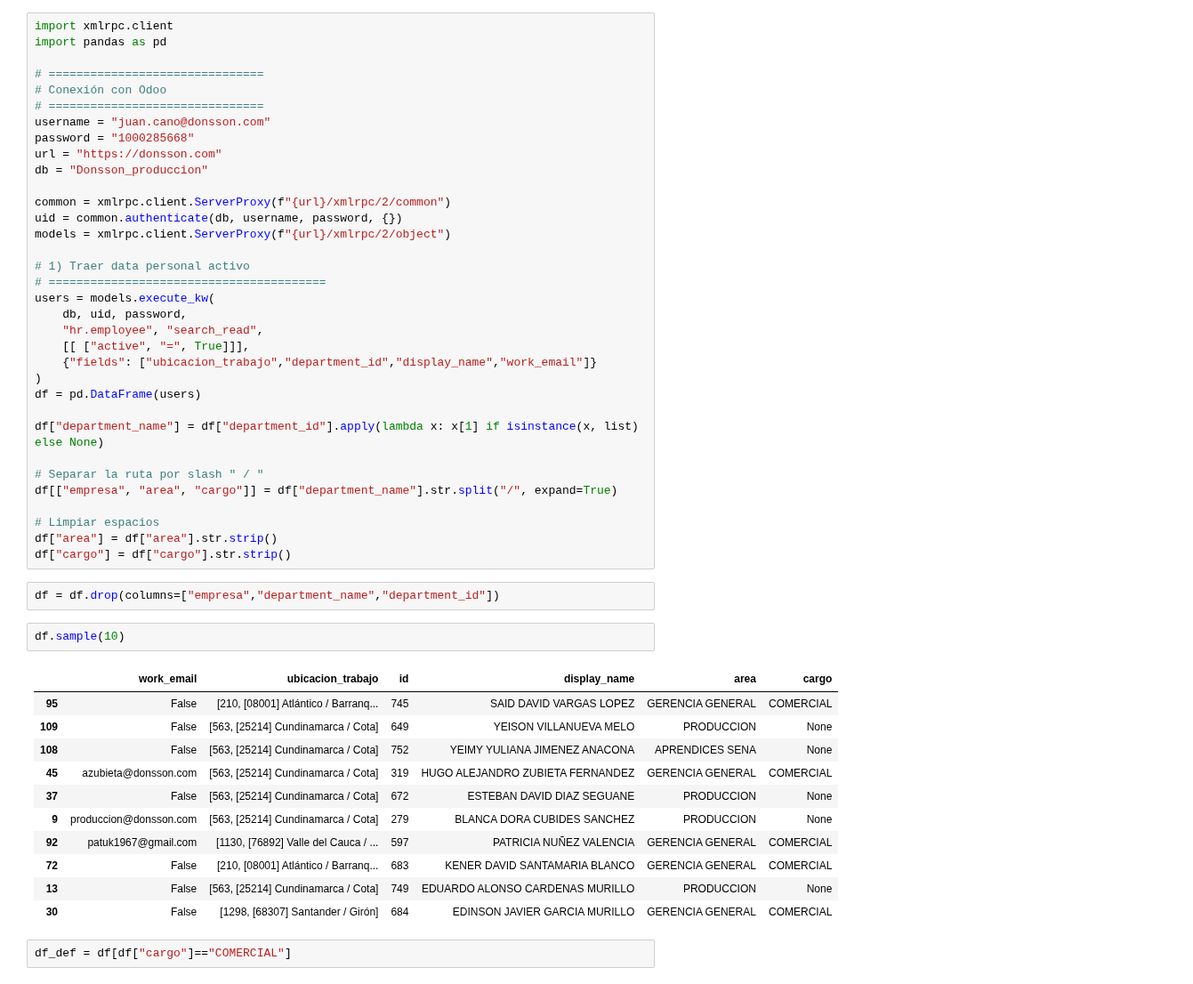
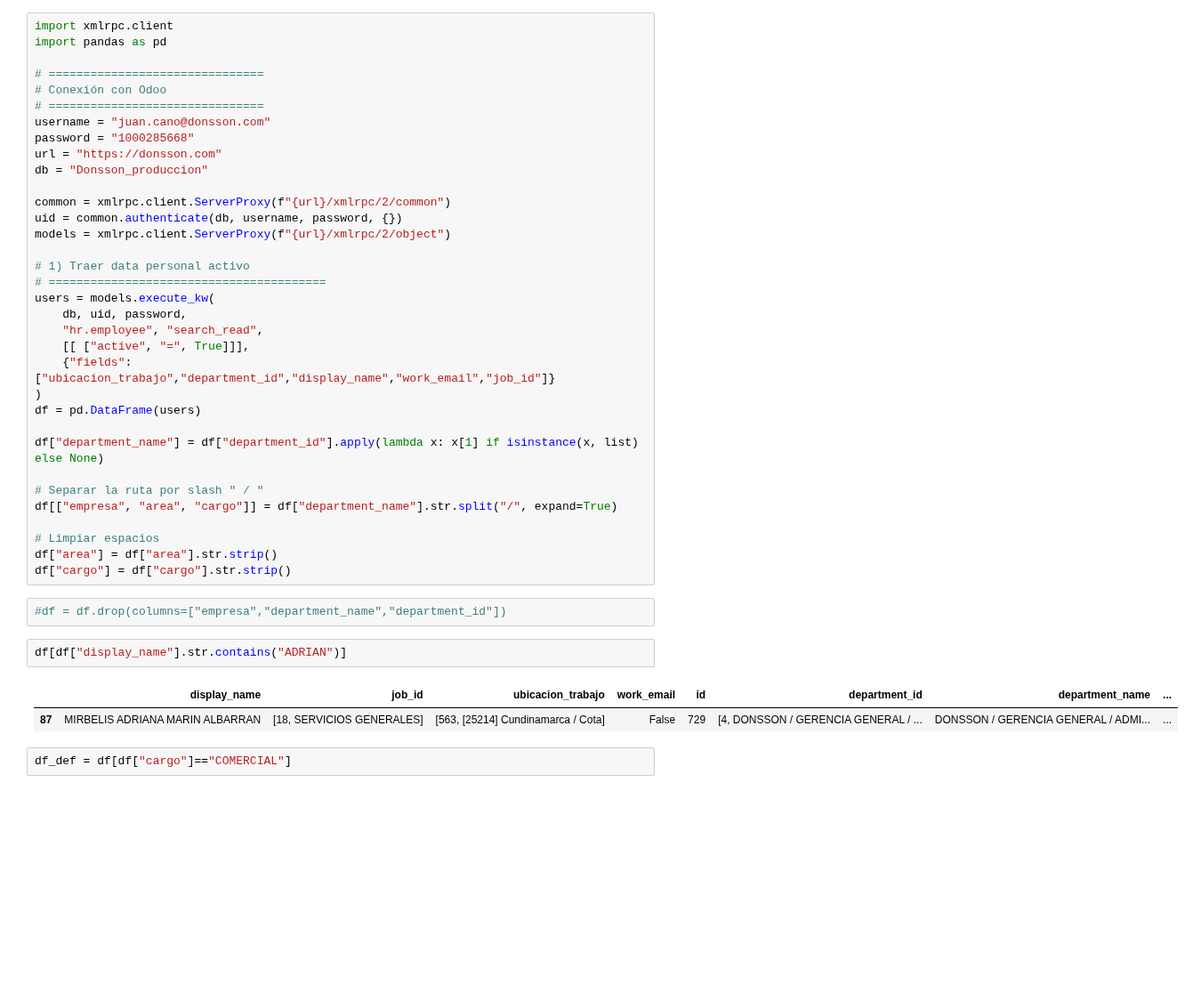
Before and after one commit to FiltrosDonsson/Proyectos-Data-analyst, a Jupyter notebook: RECURSOS HUMANOS/JUPYTER.IPYNB, the cells around one changed output. Shown at 89% size. Saved outputs shown, nothing was run; the diff lists cells and outputs as text; blank space fills up the shorter version.

```diff
--- a/RECURSOS HUMANOS/JUPYTER.IPYNB
+++ b/RECURSOS HUMANOS/JUPYTER.IPYNB
@@ -20,7 +20,7 @@ users = models.execute_kw(
     db, uid, password,
     "hr.employee", "search_read",
     [[ ["active", "=", True]]],
-    {"fields": ["ubicacion_trabajo","department_id","display_name","work_email"]}
+    {"fields": ["ubicacion_trabajo","department_id","display_name","work_email","job_id"]}
 )
 df = pd.DataFrame(users)
 
@@ -33,21 +33,12 @@ df[["empresa", "area", "cargo"]] = df["department_name"].str.split("/", expand=T
 df["area"] = df["area"].str.strip()
 df["cargo"] = df["cargo"].str.strip()
 # %%
-df = df.drop(columns=["empresa","department_name","department_id"])
+#df = df.drop(columns=["empresa","department_name","department_id"])
 # %%
-df.sample(10)
+df[df["display_name"].str.contains("ADRIAN")]
 # %% [output]
-|  | work_email | ubicacion_trabajo | id | display_name | area | cargo |
-| 95 | False | [210, [08001] Atlántico / Barranq... | 745 | SAID DAVID VARGAS LOPEZ | GERENCIA GENERAL | COMERCIAL |
-| 109 | False | [563, [25214] Cundinamarca / Cota] | 649 | YEISON VILLANUEVA MELO | PRODUCCION | None |
-| 108 | False | [563, [25214] Cundinamarca / Cota] | 752 | YEIMY YULIANA JIMENEZ ANACONA | APRENDICES SENA | None |
-| 45 | azubieta@donsson.com | [563, [25214] Cundinamarca / Cota] | 319 | HUGO ALEJANDRO ZUBIETA FERNANDEZ | GERENCIA GENERAL | COMERCIAL |
-| 37 | False | [563, [25214] Cundinamarca / Cota] | 672 | ESTEBAN DAVID DIAZ SEGUANE | PRODUCCION | None |
-| 9 | produccion@donsson.com | [563, [25214] Cundinamarca / Cota] | 279 | BLANCA DORA CUBIDES SANCHEZ | PRODUCCION | None |
-| 92 | patuk1967@gmail.com | [1130, [76892] Valle del Cauca / ... | 597 | PATRICIA NUÑEZ VALENCIA | GERENCIA GENERAL | COMERCIAL |
-| 72 | False | [210, [08001] Atlántico / Barranq... | 683 | KENER DAVID SANTAMARIA BLANCO | GERENCIA GENERAL | COMERCIAL |
-| 13 | False | [563, [25214] Cundinamarca / Cota] | 749 | EDUARDO ALONSO CARDENAS MURILLO | PRODUCCION | None |
-| 30 | False | [1298, [68307] Santander / Girón] | 684 | EDINSON JAVIER GARCIA MURILLO | GERENCIA GENERAL | COMERCIAL |
+|  | display_name | job_id | ubicacion_trabajo | work_email | id | department_id | department_name | ... |
+| 87 | MIRBELIS ADRIANA MARIN ALBARRAN | [18, SERVICIOS GENERALES] | [563, [25214] Cundinamarca / Cota] | False | 729 | [4, DONSSON / GERENCIA GENERAL / ... | DONSSON / GERENCIA GENERAL / ADMI... | ... |
 # %%
 df_def = df[df["cargo"]=="COMERCIAL"]
 # %%
```
Also changed, not shown: parts of 2 cells of this notebook, 15 other files.
